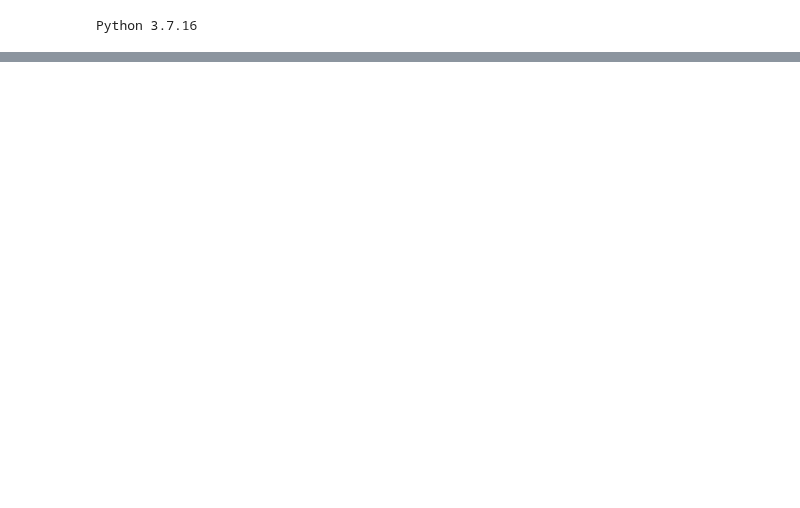
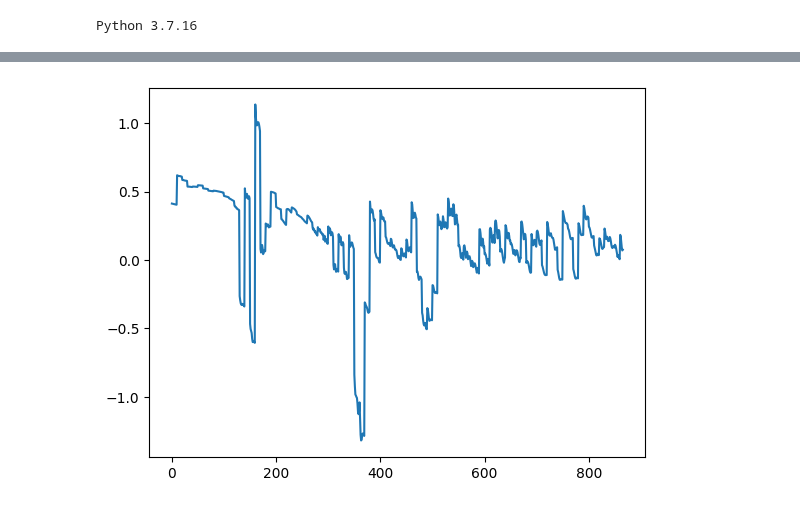
Before and after one commit to i4ata/BScProject, a Jupyter notebook: ppo_negotiation_rec_2/PPO_negotiation_tryouts.ipynb, the cells around one changed output, grey strips where cells are left out. Cells and saved outputs as stored; diff of their text form; code cells hidden in the pictures; blank space fills up the shorter version.

```diff
--- a/ppo_negotiation_rec_2/PPO_negotiation_tryouts.ipynb
+++ b/ppo_negotiation_rec_2/PPO_negotiation_tryouts.ipynb
@@ -158,0 +182,5 @@ plt.plot(np.convolve(all_decision_rewards[0], np.ones(w) / w, mode='valid'))
+# %%
+plt.plot(agents[0].nets['proposalNet'].loss_collection)
+plt.show()
+# %% [output]
+[figure, added]
```
Also changed, not shown: parts of 5 cells of this notebook, 4 other files.
